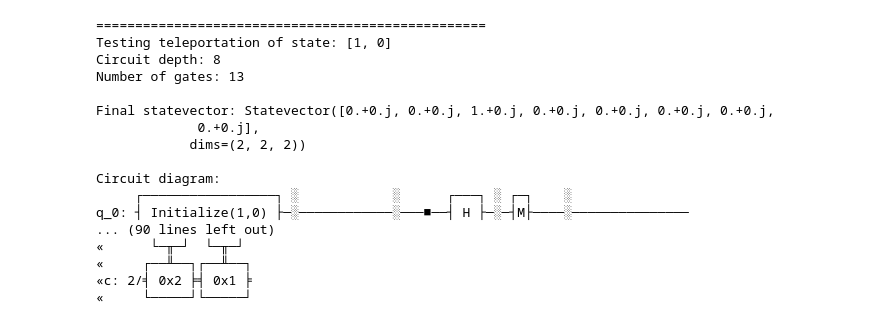
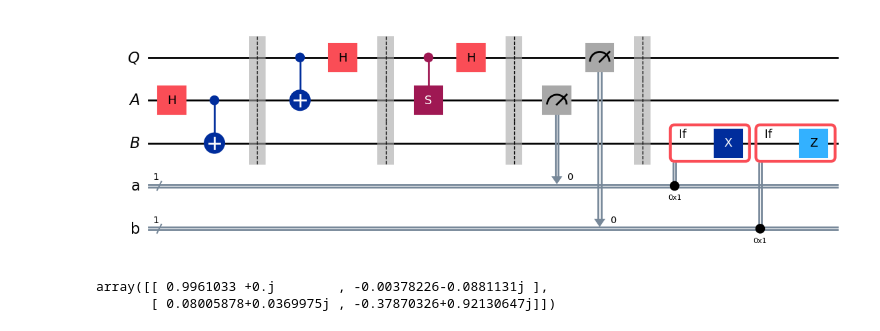
Before and after one commit to abhinavbammidi1401/Quantum_Compute, a Jupyter notebook: lab5.ipynb, the cells around one changed output. Saved outputs shown, nothing was run; the diff lists cells and outputs as text; code cells hidden in the pictures.

```diff
--- a/lab5.ipynb
+++ b/lab5.ipynb
@@ -80,23 +0,0 @@ test_cases = [
-# %%
-# Run tests
-for state in test_cases:
-    print("\n" + "="*50)
-    qc = test_teleportation(state)
-# %% [output]
-==================================================
-Testing teleportation of state: [1, 0]
-Circuit depth: 8
-Number of gates: 13
-
-Final statevector: Statevector([0.+0.j, 0.+0.j, 1.+0.j, 0.+0.j, 0.+0.j, 0.+0.j, 0.+0.j,
-             0.+0.j],
-            dims=(2, 2, 2))
-
-Circuit diagram:
-     ┌─────────────────┐ ░            ░      ┌───┐ ░ ┌─┐    ░
-q_0: ┤ Initialize(1,0) ├─░────────────░───■──┤ H ├─░─┤M├────░───────────────
-... (90 lines left out)
-«      └─╥─┘  └─╥─┘
-«     ┌──╨──┐┌──╨──┐
-«c: 2/╡ 0x2 ╞╡ 0x1 ╞
-«     └─────┘└─────┘
@@ -102,0 +8,44 @@ q_0: ┤ Initialize(1,0) ├─░────────────░──
+# %%
+qubit = QuantumRegister(1, "Q")
+ebit0 = QuantumRegister(1, "A")
+ebit1 = QuantumRegister(1, "B")
+a = ClassicalRegister(1, "a")
+b = ClassicalRegister(1, "b")
+
+protocol = QuantumCircuit(qubit, ebit0, ebit1, a, b)
+
+protocol.h(ebit0)
+protocol.cx(ebit0, ebit1)
+protocol.barrier()
+
+# Alice's operations
+protocol.cx(qubit, ebit0)
+protocol.h(qubit)
+protocol.barrier()
+protocol.cs(qubit, ebit0)
+protocol.h(qubit)
+protocol.barrier()
+
+protocol.measure(ebit0, a)
+protocol.measure(qubit, b)
+protocol.barrier()
+
+with protocol.if_test((a, 1)):
+    protocol.x(ebit1)
+with protocol.if_test((b, 1)):
+    protocol.z(ebit1)
+
+display(protocol.draw(output='mpl'))
+# %% [output]
+[figure, added]
+# %%
+random_gate = UGate(
+    theta = random.random() * 2 * pi,
+    phi = random.random() * 2 * pi,
+    lam = random.random() * 2 * pi
+)
+
+display(random_gate.to_matrix())
+# %% [output]
+array([[ 0.9961033 +0.j        , -0.00378226-0.0881131j ],
+       [ 0.08005878+0.0369975j , -0.37870326+0.92130647j]])
```
Also changed, not shown: parts of 8 cells of this notebook, 6 other files.
